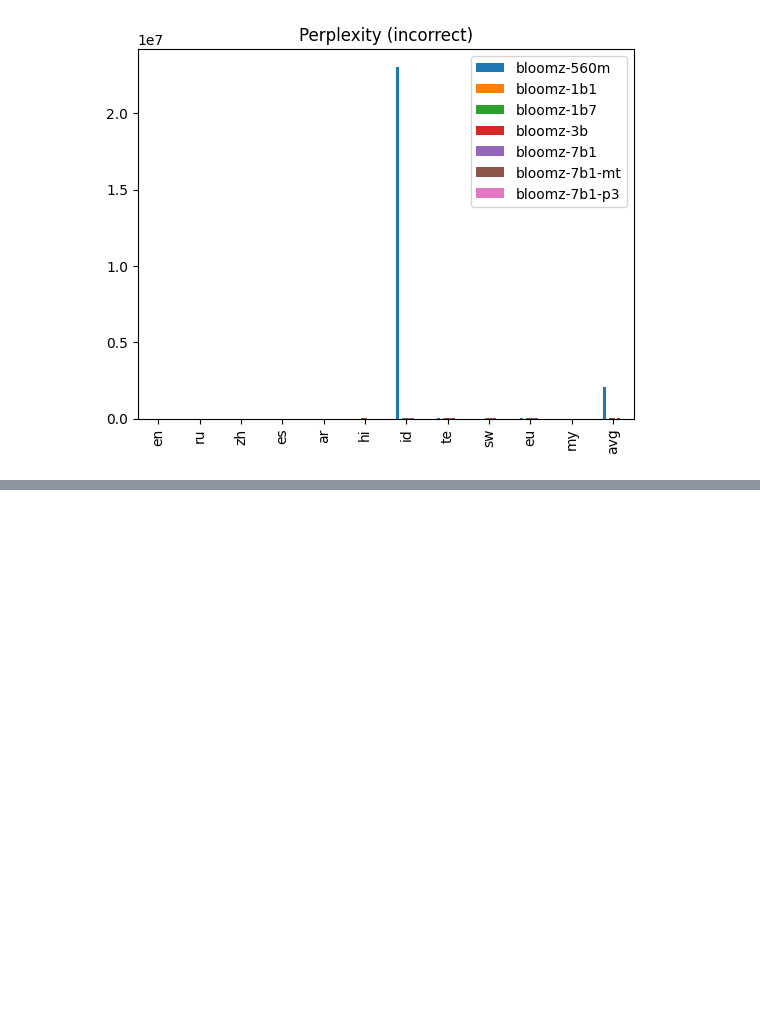
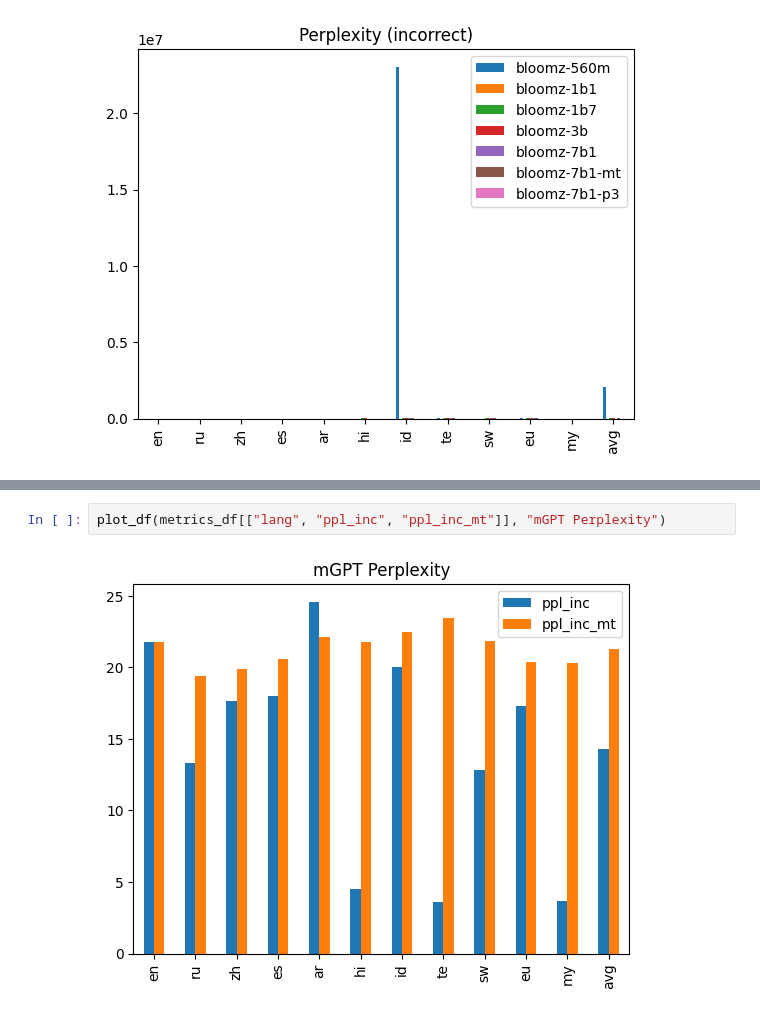
Before and after one commit to juletx/self-translate, a Jupyter notebook: evaluation/xstory_cloze.ipynb, the cells around one changed output, grey strips where cells are left out. Drawn from its saved outputs; the diff is of its cells as text; blank space fills up the shorter version.

```diff
--- a/evaluation/xstory_cloze.ipynb
+++ b/evaluation/xstory_cloze.ipynb
@@ -365,0 +359,4 @@ plot_df(ppl_inc_df, "Perplexity (incorrect)")
+# %%
+plot_df(metrics_df[["lang", "ppl_inc", "ppl_inc_mt"]], "mGPT Perplexity")
+# %% [output]
+[figure, added]
```
Also changed, not shown: parts of 27 cells of this notebook, 38 other files.
